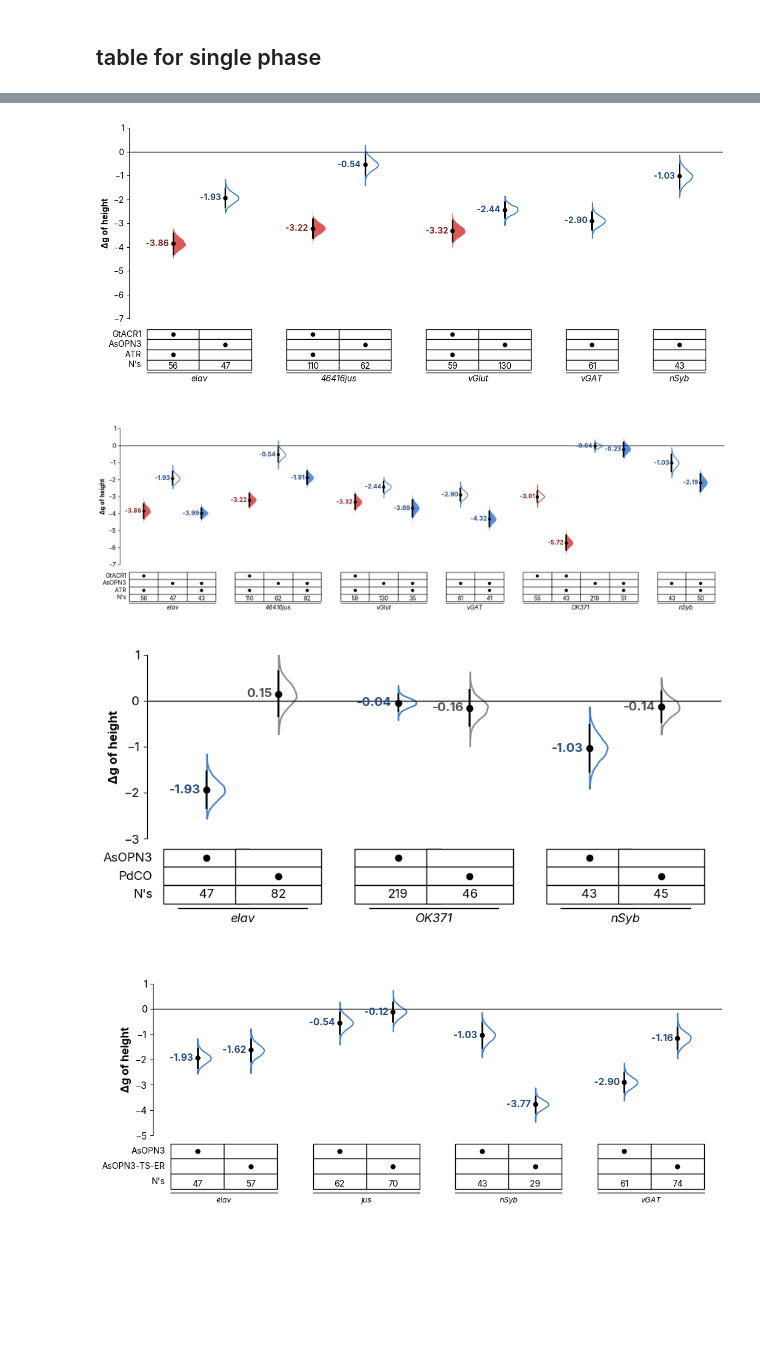
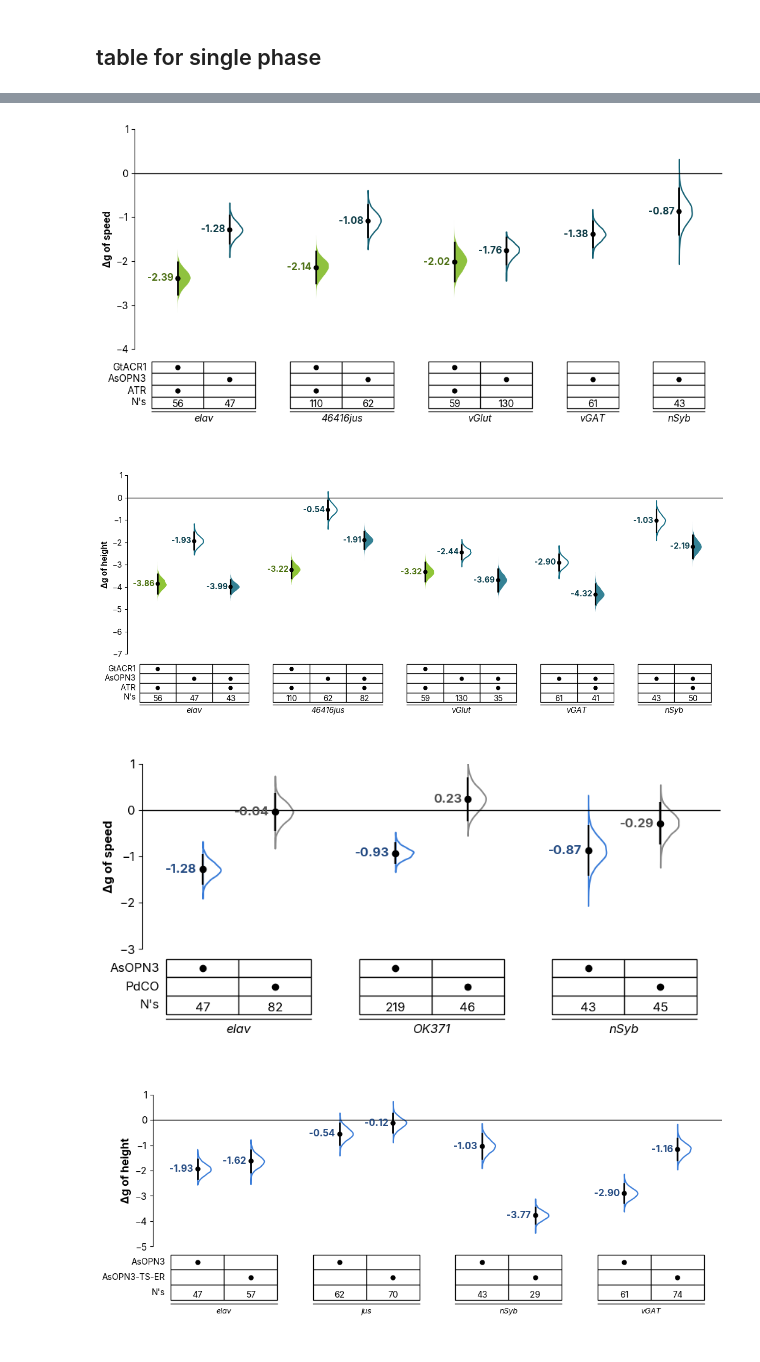
Before and after one commit to lnicole08/deltaG_screen, a Jupyter notebook: AsOPN3_forestplot_vertical_streamlined.ipynb, the cells around one changed output, grey strips where cells are left out. Cells and saved outputs as stored; diff of their text form; code cells hidden in the pictures; blank space fills up the shorter version.

```diff
--- a/AsOPN3_forestplot_vertical_streamlined.ipynb
+++ b/AsOPN3_forestplot_vertical_streamlined.ipynb
@@ -20,7 +20,7 @@ workcomp = "C:\\Users\\User"
 laptop = "C:\\Users\\lnico"
 officecomp = "C:\\Users\\Star"
 homecomp = "D:"
-specifiedpath = workcomp
+specifiedpath = homecomp
 
 filepath = "\\ACC Lab Dropbox\\ACC Lab\\Nicole Lee\\eOPN3 manuscript\\Data compilation\\Together\\3. Compiled\\"
 openPath = specifiedpath + filepath
@@ -381,9 +381,9 @@ def get_responder_color(cross_name):
 
     cross_lower = cross_name.lower()
     if 'acr' in cross_lower or 'gtacr' in cross_lower:
-        color = "#D93B3B"
+        color = "#7BBB14"
     elif 'asopn3' in cross_lower or 'eopn3' in cross_lower:
-        color = "#3B7DD9"
+        color = "#126C83"
     else:
         color = "#888888"
 
@@ -481,3 +481,24 @@ def forestplot_single_phase_table(metricname_full, singlemeandiff_full, gridkey1
     plt.tight_layout()
     plt.subplots_adjust(bottom=0.05)
     return fig
+# %%
+# Generate paired phase plots with TABLE format
+lstnamings = ['speed']  #height or speed
+
+files_wt = [f'OK371 x ACR allstats_DARK_FULL.csv', f'OK371 x ACR [ATR] allstats_DARK_FULL.csv',
+            f'OK371 x eOPN3 allstats_DARK_FULL.csv', f'OK371 x eOPN3 [ATR] allstats_DARK_FULL.csv'
+            ]
+files_full = [f.replace('.csv', '_wtcomparison.csv') for f in files_wt]
+
+for n in lstnamings:
+    dfmn_full, dfsmd_full = pergenotypeplotting_deltag(openPath, files_full, n)
+
+    g_table = forestplot_single_phase_table(
+        dfmn_full.replace("ACR", "GtACR1", regex=True),
+        dfsmd_full.replace("ACR", "GtACR1", regex=True),
+        "GtACR1", "AsOPN3", figsize=(6,6), violin_color="#0FA334", ylim=(-4, 1.0),
+        fontsize=11, markersize=5)
+
+    mpl.rcParams['svg.fonttype'] = 'none'
+    g_table.savefig(specifiedpath + "\\ACC Lab Dropbox\\ACC Lab\\Nicole Lee\\eOPN3 manuscript\\Data Compilation\\Together\\images\\forestplot_table_single_phases_OK37l" + n + ".svg", bbox_inches="tight")
+    plt.show()
@@ -484,28 +507,28 @@ def forestplot_single_phase_table(metricname_full, singlemeandiff_full, gridkey1
 # %%
 # Generate paired phase plots with TABLE format
-lstnamings = ['height']  #height or speed
+lstnamings = ['speed']  #height or speed
 
 files_wt = [f'elav x ACR [ATR] allstats_DARK_FULL.csv', f'elav x eOPN3 allstats_DARK_FULL.csv',
             f'46416jus x ACR [ATR] allstats_DARK_FULL.csv', f'46416jus x eOPN3 allstats_DARK_FULL.csv',
                 f'vGlut x ACR [ATR] allstats_DARK_FULL.csv', f'vGlut x eOPN3 allstats_DARK_FULL.csv',
                 f'vGAT x eOPN3 allstats_DARK_FULL.csv',
                 f'nSyb x eOPN3 allstats_DARK_FULL.csv']
 files_full = [f.replace('.csv', '_wtcomparison.csv') for f in files_wt]
 
 for n in lstnamings:
     dfmn_full, dfsmd_full = pergenotypeplotting_deltag(openPath, files_full, n)
 
     g_table = forestplot_single_phase_table(
         dfmn_full.replace("ACR", "GtACR1", regex=True),
         dfsmd_full.replace("ACR", "GtACR1", regex=True),
-        "GtACR1", "AsOPN3", figsize=(14,6), violin_color="#0FA334", ylim=(-7, 1.0),
+        "GtACR1", "AsOPN3", figsize=(12,6), violin_color="#0FA334", ylim=(-4, 1.0),
         fontsize=11, markersize=5)
 
     mpl.rcParams['svg.fonttype'] = 'none'
-    g_table.savefig(specifiedpath + "\\ACC Lab Dropbox\\ACC Lab\\Nicole Lee\\eOPN3 manuscript\\Data Compilation\\Together\\images\\forestplot_table_single_phases_total" + n + ".svg", bbox_inches="tight")
+    #g_table.savefig(specifiedpath + "\\ACC Lab Dropbox\\ACC Lab\\Nicole Lee\\eOPN3 manuscript\\Data Compilation\\Together\\images\\forestplot_table_single_phases_total" + n + ".svg", bbox_inches="tight")
     plt.show()
 # %% [output]
-[figure, old version]
+[figure, new version]
 # %%
 # Generate paired phase plots with TABLE format
 lstnamings = ['height']  #height or speed
@@ -514,8 +537,6 @@ files_wt = [f'elav x ACR [ATR] allstats_DARK_FULL.csv', f'elav x eOPN3 allstats_
               f'46416jus x ACR [ATR] allstats_DARK_FULL.csv', f'46416jus x eOPN3 allstats_DARK_FULL.csv',f'46416jus x eOPN3 [ATR] allstats_DARK_FULL.csv',
                 f'vGlut x ACR [ATR] allstats_DARK_FULL.csv', f'vGlut x eOPN3 allstats_DARK_FULL.csv', f'vGlut x eOPN3 [ATR] allstats_DARK_FULL.csv',
                 f'vGAT x eOPN3 allstats_DARK_FULL.csv', f'vGAT x eOPN3 [ATR] allstats_DARK_FULL.csv',
-                f'OK371 x ACR allstats_DARK_FULL.csv', f'OK371 x ACR [ATR] allstats_DARK_FULL.csv',
-                f'OK371 x eOPN3 allstats_DARK_FULL.csv', f'OK371 x eOPN3 [ATR] allstats_DARK_FULL.csv',
               f'nSyb x eOPN3 allstats_DARK_FULL.csv', f'nSyb x eOPN3 [ATR] allstats_DARK_FULL.csv']
 
 files_full = [f.replace('.csv', '_wtcomparison.csv') for f in files_wt]
@@ -526,16 +547,16 @@ for n in lstnamings:
     g_table = forestplot_single_phase_table(
         dfmn_full.replace("ACR", "GtACR1", regex=True),
         dfsmd_full.replace("ACR", "GtACR1", regex=True),
-        "GtACR1", "AsOPN3", figsize=(20,6), violin_color="#0FA334", ylim=(-7, 1.0),
+        "GtACR1", "AsOPN3", figsize=(15,6), violin_color="#0FA334", ylim=(-7, 1.0),
         fontsize=11, markersize=5)
 
     mpl.rcParams['svg.fonttype'] = 'none'
-    #g_table.savefig(specifiedpath + "\\ACC Lab Dropbox\\ACC Lab\\Nicole Lee\\eOPN3 manuscript\\Data Compilation\\Together\\images\\forestplot_table_single_phases_total" + n + ".svg", bbox_inches="tight")
+    g_table.savefig(specifiedpath + "\\ACC Lab Dropbox\\ACC Lab\\Nicole Lee\\eOPN3 manuscript\\Data Compilation\\Together\\images\\forestplot_table_single_phases_total" + n + ".svg", bbox_inches="tight")
     plt.show()
 # %% [output]
-[figure, old version]
+[figure, new version]
 # %%
-lstnamings = ['height']  #height or speed
+lstnamings = ['speed']  #height or speed
 
 ##wt comparison
 files_wt = [f'elav x eOPN3 allstats_DARK_FULL.csv', f'elav x PdCO allstats_DARK_FULL.csv',
@@ -555,10 +576,10 @@ for n in lstnamings:
         fontsize=12, markersize=6)
 
     mpl.rcParams['svg.fonttype'] = 'none'
-    #g_table.savefig(specifiedpath + "\\ACC Lab Dropbox\\ACC Lab\\Nicole Lee\\eOPN3 manuscript\\Data Compilation\\Together\\images\\forestplot_PdCO_" + n + ".svg", bbox_inches="tight")
+    g_table.savefig(specifiedpath + "\\ACC Lab Dropbox\\ACC Lab\\Nicole Lee\\eOPN3 manuscript\\Data Compilation\\Together\\images\\forestplot_PdCO_" + n + ".svg", bbox_inches="tight")
     plt.show()
 # %% [output]
-[figure, old version]
+[figure, new version]
 # %%
 lstnamings = ['height']  #height or speed
 
```
Also changed, not shown: parts of 2 cells of this notebook, 2 other files.
